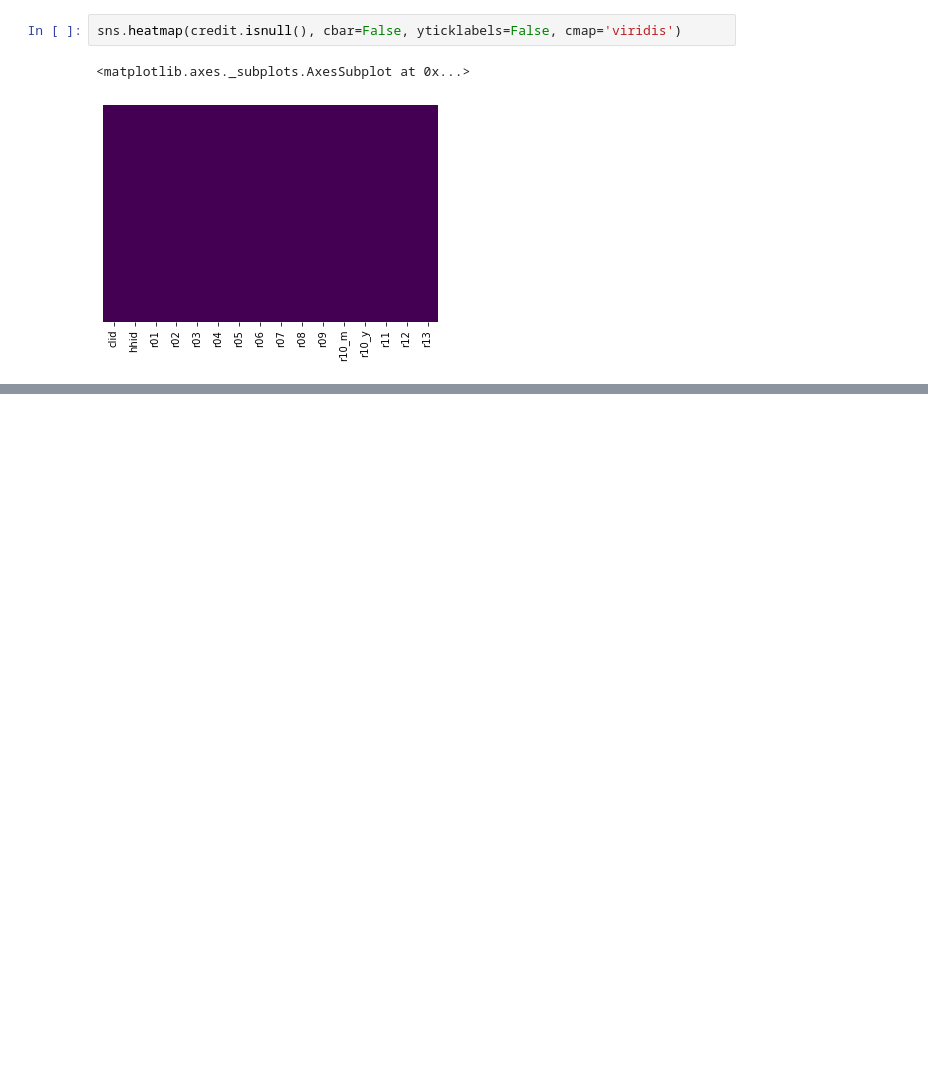
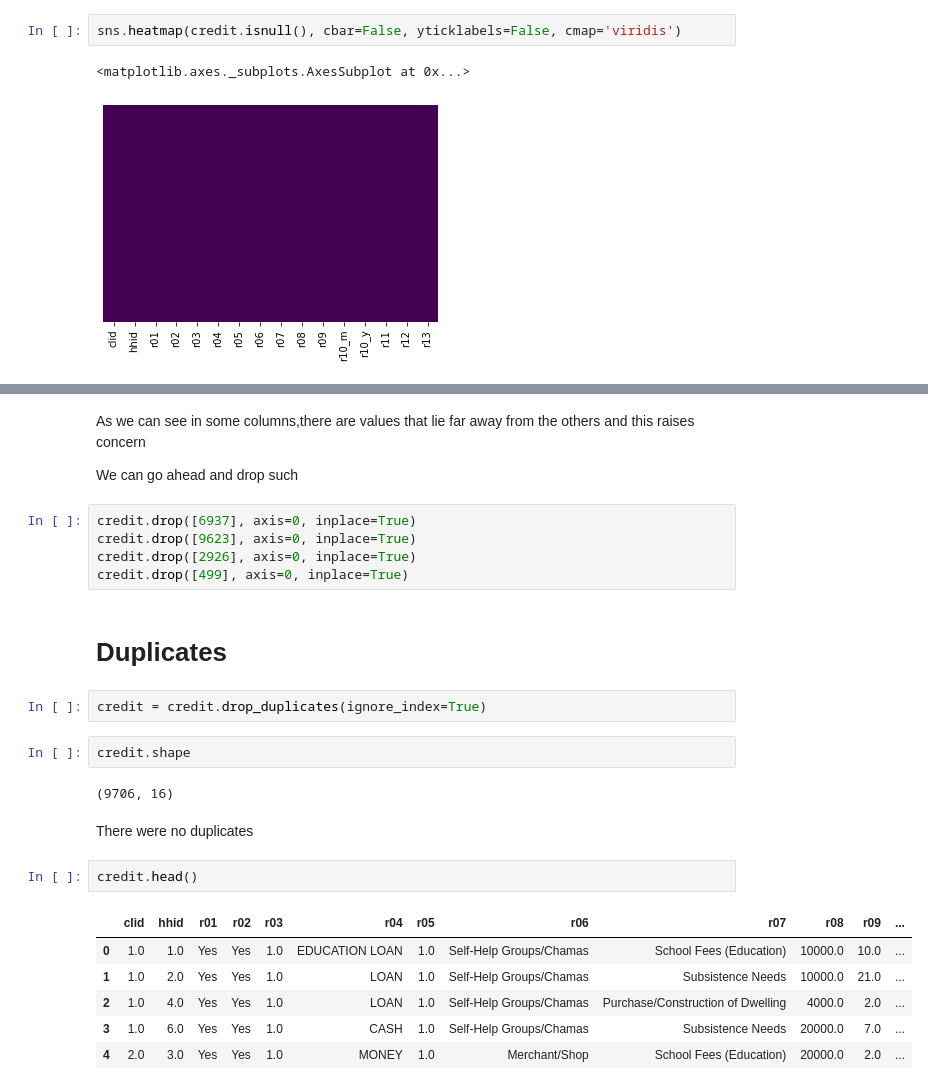
Before and after one commit to lyraxvincent/Data-Wrangling-and-Cleaning, a Jupyter notebook: KIHBS data/credit data cleaning.ipynb, the cells around one changed output, grey strips where cells are left out. Saved outputs shown, nothing was run; the diff lists cells and outputs as text; blank space fills up the shorter version.

```diff
--- a/KIHBS data/credit data cleaning.ipynb
+++ b/KIHBS data/credit data cleaning.ipynb
@@ -742,0 +816,28 @@ sns.heatmap(credit.isnull(), cbar=False, yticklabels=False, cmap='viridis')
+# %% [markdown]
+As we can see in some columns,there are values that lie far away from the others and this raises concern
+
+We can go ahead and drop such
+# %%
+credit.drop([6937], axis=0, inplace=True)
+credit.drop([9623], axis=0, inplace=True)
+credit.drop([2926], axis=0, inplace=True)
+credit.drop([499], axis=0, inplace=True)
+# %% [markdown]
+# Duplicates
+# %%
+credit = credit.drop_duplicates(ignore_index=True)
+# %%
+credit.shape
+# %% [output]
+(9706, 16)
+# %% [markdown]
+There were no duplicates
+# %%
+credit.head()
+# %% [output]
+|  | clid | hhid | r01 | r02 | r03 | r04 | r05 | r06 | r07 | r08 | r09 | ... |
+| 0 | 1.0 | 1.0 | Yes | Yes | 1.0 | EDUCATION LOAN | 1.0 | Self-Help Groups/Chamas | School Fees (Education) | 10000.0 | 10.0 | ... |
+| 1 | 1.0 | 2.0 | Yes | Yes | 1.0 | LOAN | 1.0 | Self-Help Groups/Chamas | Subsistence Needs | 10000.0 | 21.0 | ... |
+| 2 | 1.0 | 4.0 | Yes | Yes | 1.0 | LOAN | 1.0 | Self-Help Groups/Chamas | Purchase/Construction of Dwelling | 4000.0 | 2.0 | ... |
+| 3 | 1.0 | 6.0 | Yes | Yes | 1.0 | CASH | 1.0 | Self-Help Groups/Chamas | Subsistence Needs | 20000.0 | 7.0 | ... |
+| 4 | 2.0 | 3.0 | Yes | Yes | 1.0 | MONEY | 1.0 | Merchant/Shop | School Fees (Education) | 20000.0 | 2.0 | ... |
```
Also changed, not shown: parts of 14 cells of this notebook.
